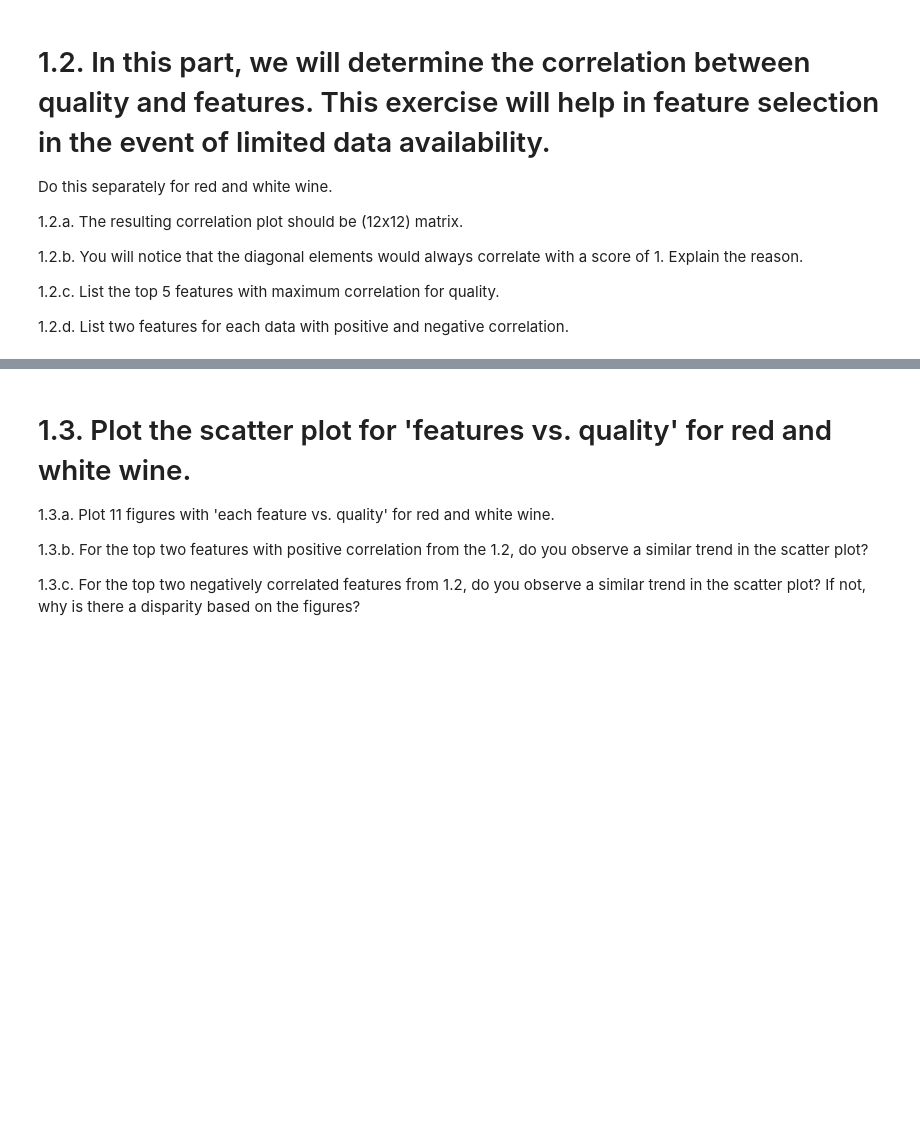
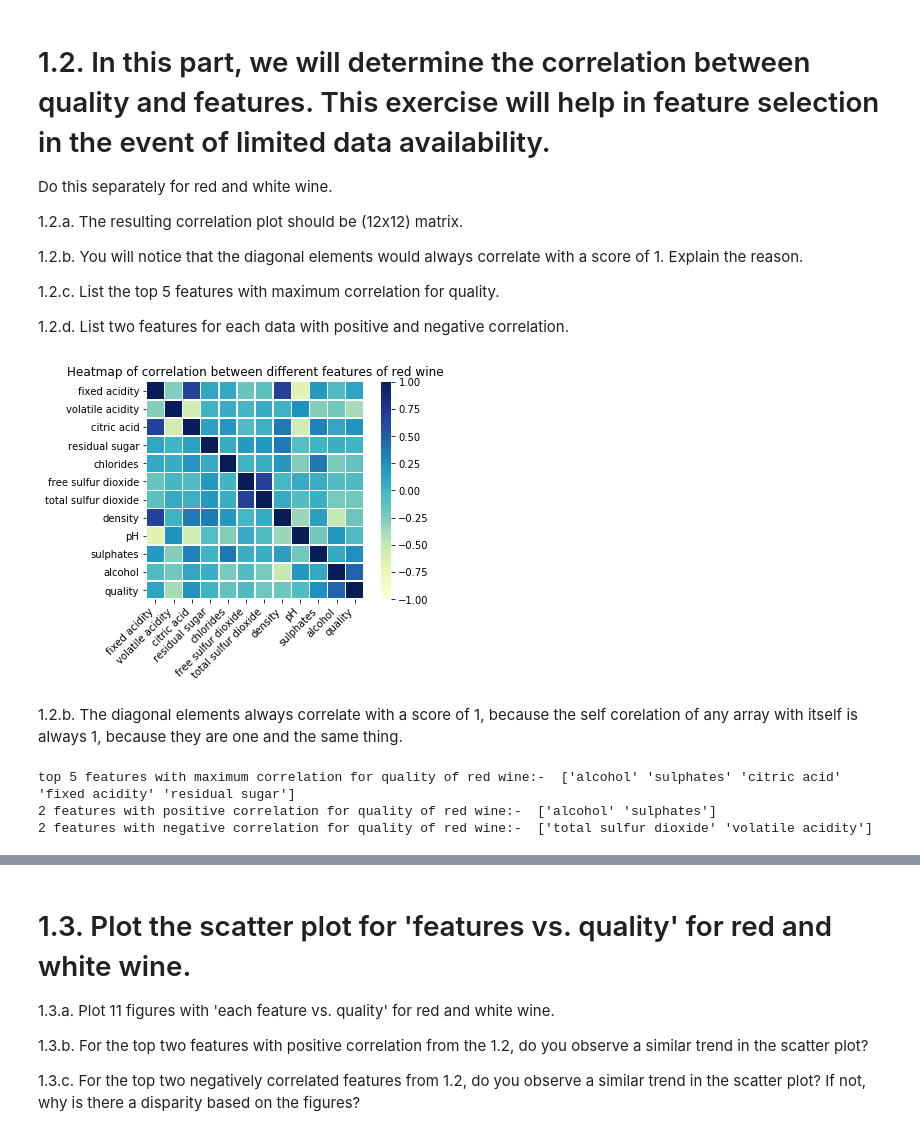
Before and after one commit to sidharthpunia/sidharthpunia.github.io, a Jupyter notebook: Assignment_1.ipynb, the cells around one changed output, grey strips where cells are left out. Drawn from its saved outputs; the diff is of its cells as text; code cells hidden in the pictures; blank space fills up the shorter version.

```diff
--- a/Assignment_1.ipynb
+++ b/Assignment_1.ipynb
@@ -77,3 +133,34 @@ Do this separately for red and white wine.
 1.2.c. List the top 5 features with maximum correlation for quality.
 
 1.2.d. List two features for each data with positive and negative correlation.
+# %%
+# doing first for the red wine
+#1.2.a. correlation plot
+red_corr = tdf_red.corr();#calculating the correlation among different columns of red wine features
+#red_corr.dtypes
+
+ax = sns.heatmap(red_corr,vmin=-1, vmax=1, center=0,cmap="YlGnBu",square=True, linewidths=.5)
+ax.set_xticklabels(ax.get_xticklabels(),rotation=45,horizontalalignment='right');
+ax.set_title('Heatmap of correlation between different features of red wine')
+plt.show()
+# %% [output]
+[figure, added]
+# %% [markdown]
+1.2.b. The diagonal elements always correlate with a score of 1, because the self corelation of any array with itself is always 1, because they are one and the same thing.
+# %%
+#1.2.c. top 5 features with maximum correlation for quality
+numpy_corr = np.asarray(red_corr)#creating a numpy array of correlation coefficients for the red wine
+numpy_column_name = np.asarray(tdf_red.columns)#numpy array for the title of different features
+
+quality_corr=numpy_corr[0:11,11];#just extracting out the correlation coefficients for the quality vs other features (first 11 correlation values)
+sort_index = np.argsort(quality_corr);#sorts the array in the ascending order
+sort_index = sort_index[::-1];#get the index in descending order
+print("top 5 features with maximum correlation for quality of red wine:- ",numpy_column_name[sort_index[0:5]])#numpy array is slightly different form matlab, the last element 5 is not selected
+
+#1.2.d. two features with positive and negative correlation
+print("2 features with positive correlation for quality of red wine:- ",numpy_column_name[sort_index[0:2]])
+print("2 features with negative correlation for quality of red wine:- ",numpy_column_name[sort_index[-2:]])
+# %% [output]
+top 5 features with maximum correlation for quality of red wine:-  ['alcohol' 'sulphates' 'citric acid' 'fixed acidity' 'residual sugar']
+2 features with positive correlation for quality of red wine:-  ['alcohol' 'sulphates']
+2 features with negative correlation for quality of red wine:-  ['total sulfur dioxide' 'volatile acidity']
```
Also changed, not shown: parts of 24 cells of this notebook.
